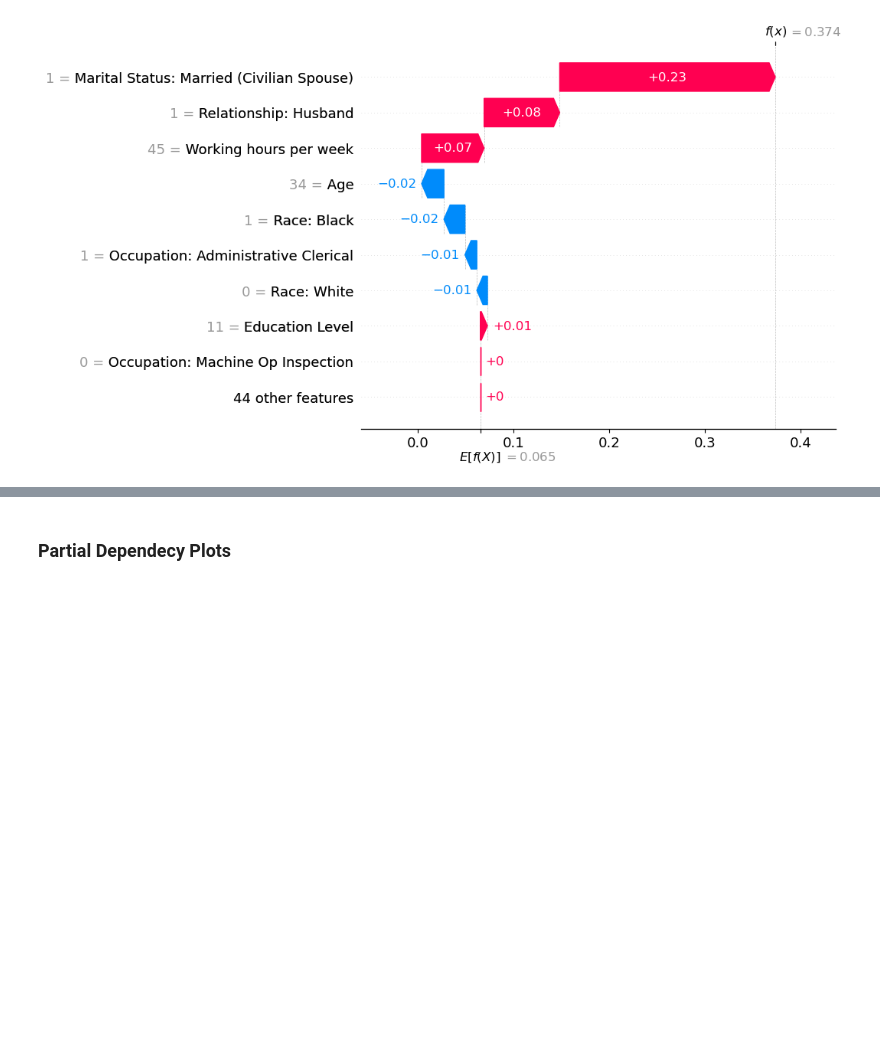
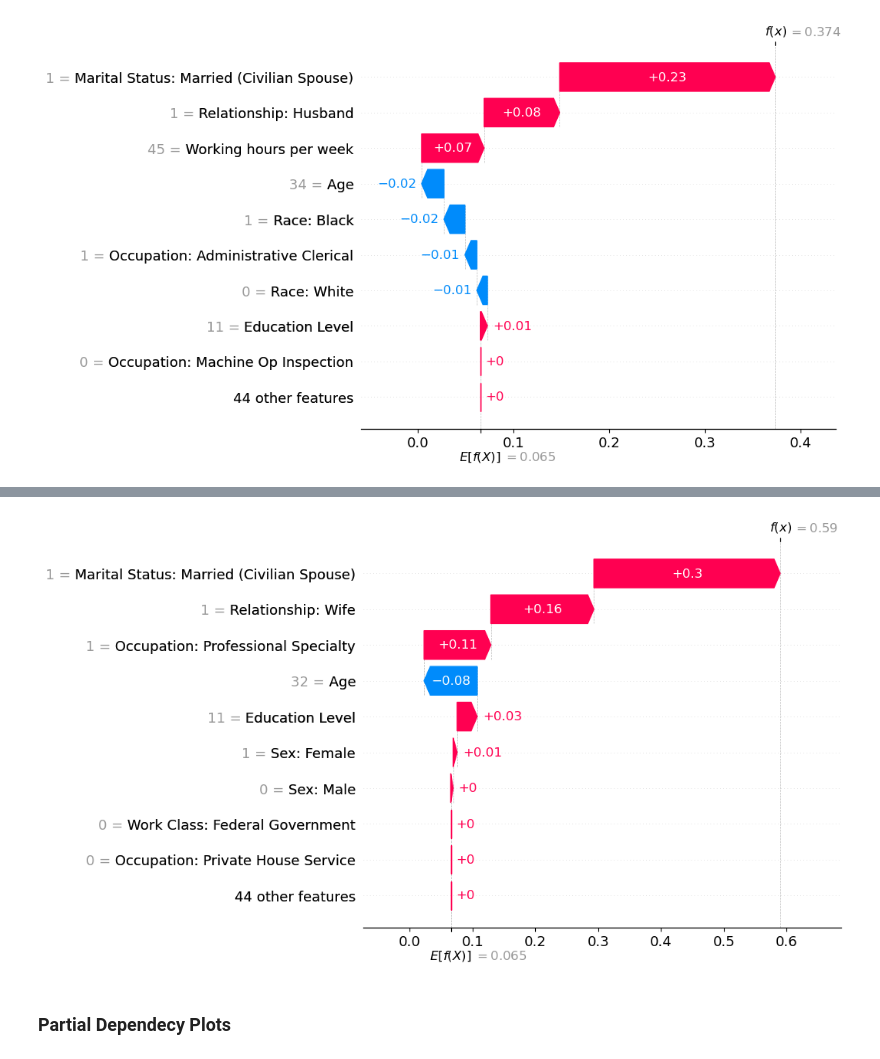
Before and after one commit to nogibjj/IDS705_FinalProject_Lemur_Team, a Jupyter notebook: 30_models/XGBoost.ipynb, the cells around one changed output, grey strips where cells are left out. Saved outputs shown, nothing was run; the diff lists cells and outputs as text; code cells hidden in the pictures; blank space fills up the shorter version.

```diff
--- a/30_models/XGBoost.ipynb
+++ b/30_models/XGBoost.ipynb
@@ -139,3 +147,7 @@ shap.plots.waterfall(shap_values[1000])
+# %%
+shap.plots.waterfall(shap_values[8901])
+# %% [output]
+[figure, added]
 # %% [markdown]
 ### Partial Dependecy Plots
 # %%
```
Also changed, not shown: parts of 4 cells of this notebook, 1 other file.
